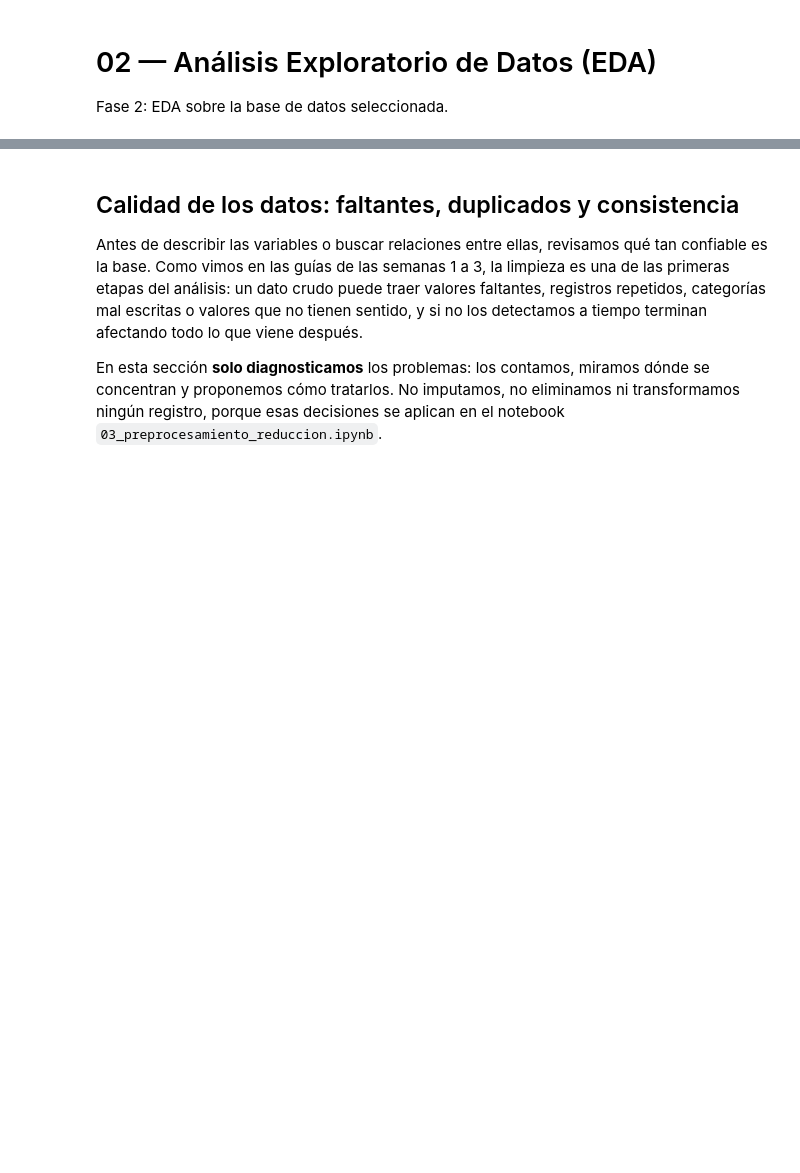
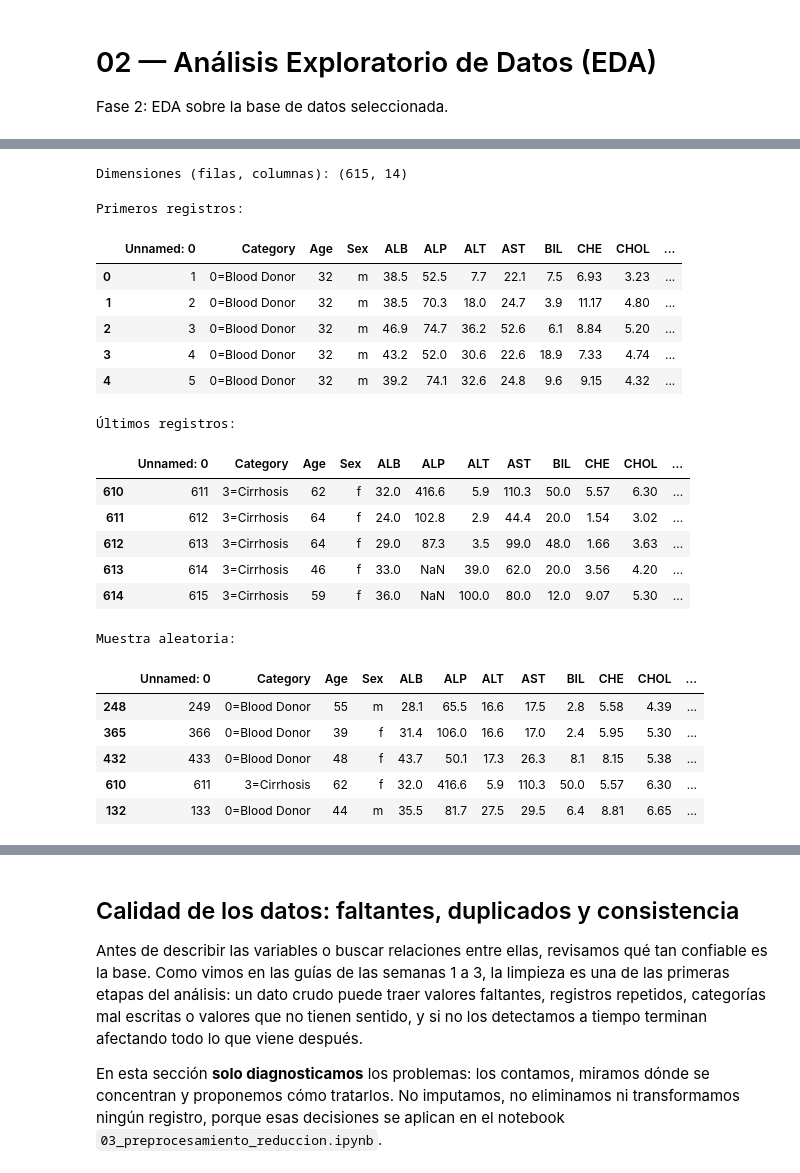
Before and after one commit to ExBlake/Analisis-de-datos-evento-2, a Jupyter notebook: notebooks/02_eda_hcv.ipynb, the cells around one changed output, grey strips where cells are left out. Saved outputs shown, nothing was run; the diff lists cells and outputs as text; code cells hidden in the pictures; blank space fills up the shorter version.

```diff
--- a/notebooks/02_eda_hcv.ipynb
+++ b/notebooks/02_eda_hcv.ipynb
@@ -4,0 +9,45 @@ Fase 2: EDA sobre la base de datos seleccionada.
+# %%
+from pathlib import Path
+
+import matplotlib.pyplot as plt
+import numpy as np
+import pandas as pd
+import seaborn as sns
+from IPython.display import display
+
+ruta_datos = Path("..") / "data" / "raw" / "hcvdat0.csv"
+carpeta_imagenes = Path("..") / "images"
+
+df = pd.read_csv(ruta_datos)
+print(f"Dimensiones (filas, columnas): {df.shape}")
+# %% [output]
+Dimensiones (filas, columnas): (615, 14)
+# %%
+print("Primeros registros:")
+display(df.head())
+print("Últimos registros:")
+display(df.tail())
+print("Muestra aleatoria:")
+display(df.sample(5, random_state=42))
+# %% [output]
+Primeros registros:
+|  | Unnamed: 0 | Category | Age | Sex | ALB | ALP | ALT | AST | BIL | CHE | CHOL | ... |
+| 0 | 1 | 0=Blood Donor | 32 | m | 38.5 | 52.5 | 7.7 | 22.1 | 7.5 | 6.93 | 3.23 | ... |
+| 1 | 2 | 0=Blood Donor | 32 | m | 38.5 | 70.3 | 18.0 | 24.7 | 3.9 | 11.17 | 4.80 | ... |
+| 2 | 3 | 0=Blood Donor | 32 | m | 46.9 | 74.7 | 36.2 | 52.6 | 6.1 | 8.84 | 5.20 | ... |
+| 3 | 4 | 0=Blood Donor | 32 | m | 43.2 | 52.0 | 30.6 | 22.6 | 18.9 | 7.33 | 4.74 | ... |
+| 4 | 5 | 0=Blood Donor | 32 | m | 39.2 | 74.1 | 32.6 | 24.8 | 9.6 | 9.15 | 4.32 | ... |
+Últimos registros:
+|  | Unnamed: 0 | Category | Age | Sex | ALB | ALP | ALT | AST | BIL | CHE | CHOL | ... |
+| 610 | 611 | 3=Cirrhosis | 62 | f | 32.0 | 416.6 | 5.9 | 110.3 | 50.0 | 5.57 | 6.30 | ... |
+| 611 | 612 | 3=Cirrhosis | 64 | f | 24.0 | 102.8 | 2.9 | 44.4 | 20.0 | 1.54 | 3.02 | ... |
+| 612 | 613 | 3=Cirrhosis | 64 | f | 29.0 | 87.3 | 3.5 | 99.0 | 48.0 | 1.66 | 3.63 | ... |
+| 613 | 614 | 3=Cirrhosis | 46 | f | 33.0 | NaN | 39.0 | 62.0 | 20.0 | 3.56 | 4.20 | ... |
+| 614 | 615 | 3=Cirrhosis | 59 | f | 36.0 | NaN | 100.0 | 80.0 | 12.0 | 9.07 | 5.30 | ... |
+Muestra aleatoria:
+|  | Unnamed: 0 | Category | Age | Sex | ALB | ALP | ALT | AST | BIL | CHE | CHOL | ... |
+| 248 | 249 | 0=Blood Donor | 55 | m | 28.1 | 65.5 | 16.6 | 17.5 | 2.8 | 5.58 | 4.39 | ... |
+| 365 | 366 | 0=Blood Donor | 39 | f | 31.4 | 106.0 | 16.6 | 17.0 | 2.4 | 5.95 | 5.30 | ... |
+| 432 | 433 | 0=Blood Donor | 48 | f | 43.7 | 50.1 | 17.3 | 26.3 | 8.1 | 8.15 | 5.38 | ... |
+| 610 | 611 | 3=Cirrhosis | 62 | f | 32.0 | 416.6 | 5.9 | 110.3 | 50.0 | 5.57 | 6.30 | ... |
+| 132 | 133 | 0=Blood Donor | 44 | m | 35.5 | 81.7 | 27.5 | 29.5 | 6.4 | 8.81 | 6.65 | ... |
```
Also changed, not shown: parts of 23 cells of this notebook.
